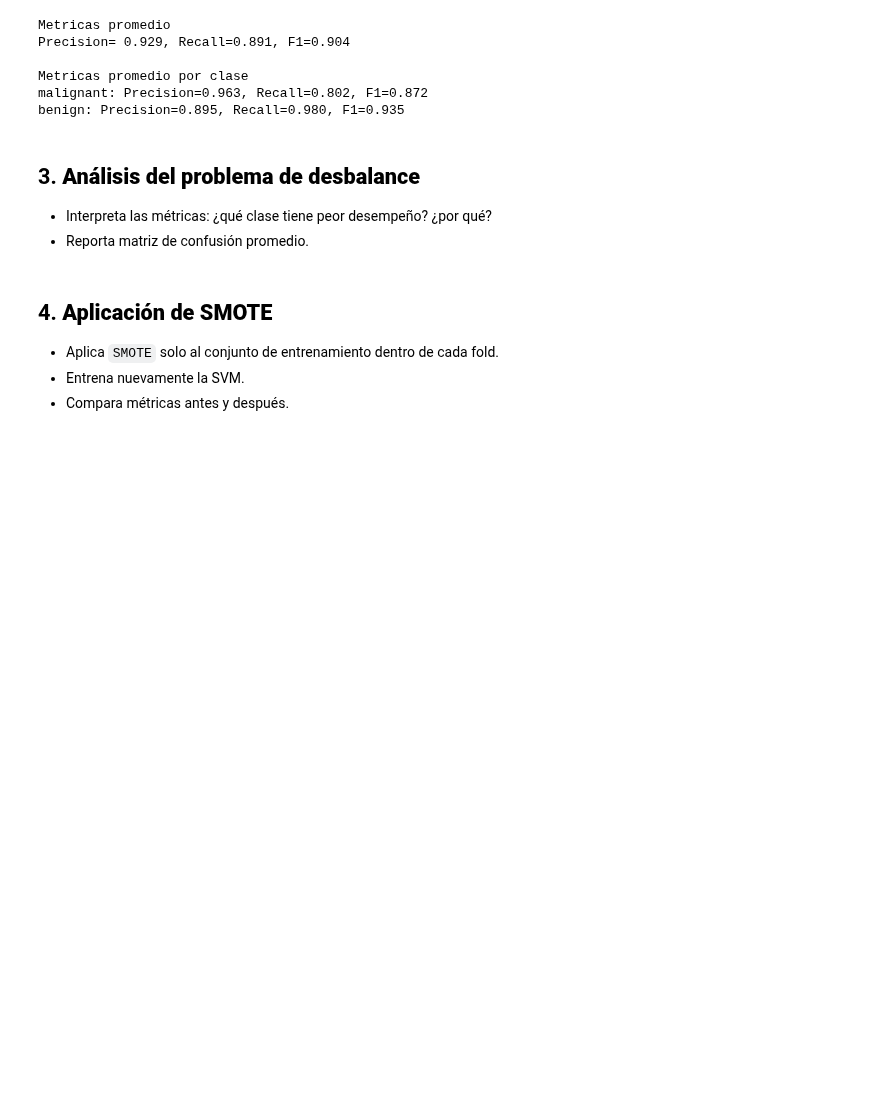
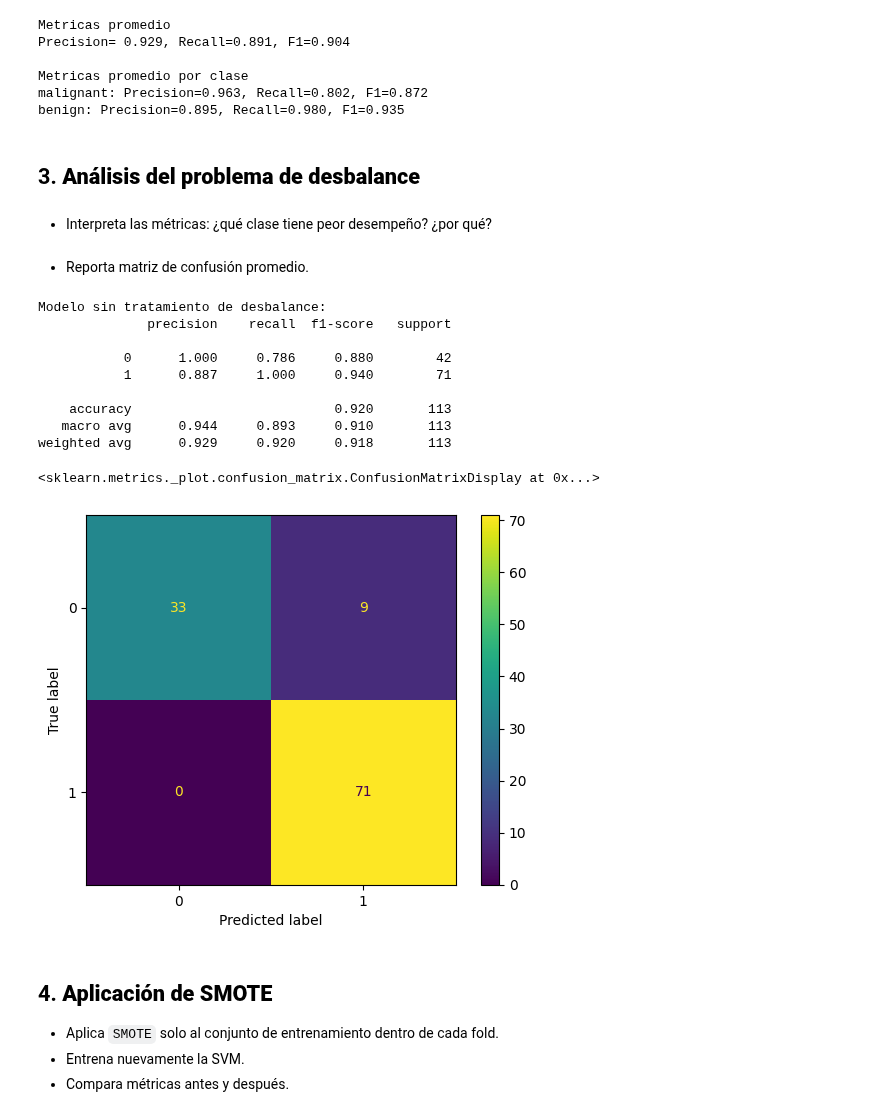
Before and after one commit to LailaBulh/Programacion---Claas-Files, a Jupyter notebook: Tarea_SVM_Clases_No_Balanceadas.ipynb, the cells around one changed output. Drawn from its saved outputs; the diff is of its cells as text; code cells hidden in the pictures; blank space fills up the shorter version.

```diff
--- a/Tarea_SVM_Clases_No_Balanceadas.ipynb
+++ b/Tarea_SVM_Clases_No_Balanceadas.ipynb
@@ -89,7 +89,7 @@ Accuracy con Gamma = 2 es: 1.0
 Accuracy con Gamma = 10 es: 1.0
 # %%
 ### Modelo SVM con kernel RBF
-SVM_model = SVC(kernel='rbf', gamma= 'scale', C=1)
+SVC_Gaussian = SVC(kernel='rbf', gamma= 'scale', C=1)
 
 ### Aplicar StratifiedkFold con 5 particiones
 cv = StratifiedKFold(n_splits=5, shuffle=True, random_state=42)
@@ -103,8 +103,8 @@ for train_idx, test_idx in cv.split(X, y):
     y_train, y_test = y[train_idx], y[test_idx]
 
 ### Entrenamiento
-    SVM_model.fit(X_train, y_train)
-    y_pred = SVM_model.predict(X_test)
+    SVC_Gaussian.fit(X_train, y_train)
+    y_pred = SVC_Gaussian.predict(X_test)
 
 ### Metricas por clase
     precision, recall, f1, _ = precision_recall_fscore_support(y_test, y_pred, labels=[0,1])
@@ -155,7 +155,9 @@ Precision= 0.929, Recall=0.891, F1=0.904
 Metricas promedio por clase
 malignant: Precision=0.963, Recall=0.802, F1=0.872
 benign: Precision=0.895, Recall=0.980, F1=0.935
+# %% [markdown]
+## 3. **Análisis del problema de desbalance**
 # %% [markdown]
-## 3. **Análisis del problema de desbalance**
    - Interpreta las métricas: ¿qué clase tiene peor desempeño? ¿por qué?
-   - Reporta matriz de confusión promedio.
+# %% [markdown]
+   - Reporta matriz de confusión promedio.
@@ -162,3 +166,19 @@ benign: Precision=0.895, Recall=0.980, F1=0.935
+# %%
+print("Modelo sin tratamiento de desbalance:")
+print(classification_report(y_test, y_pred, digits=3))
+ConfusionMatrixDisplay.from_predictions(y_test, y_pred)
+# %% [output]
+Modelo sin tratamiento de desbalance:
+              precision    recall  f1-score   support
+
+           0      1.000     0.786     0.880        42
+           1      0.887     1.000     0.940        71
+
+    accuracy                          0.920       113
+   macro avg      0.944     0.893     0.910       113
+weighted avg      0.929     0.920     0.918       113
+<sklearn.metrics._plot.confusion_matrix.ConfusionMatrixDisplay at 0x...>
+[figure, added]
 # %% [markdown]
 ## 4. **Aplicación de SMOTE**
    - Aplica `SMOTE` solo al conjunto de entrenamiento dentro de cada fold.
```
Also changed, not shown: parts of 1 cell of this notebook.
